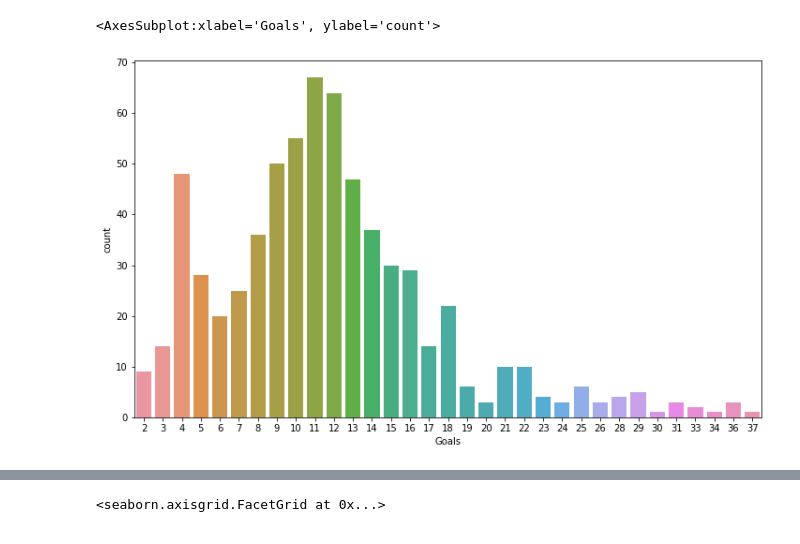
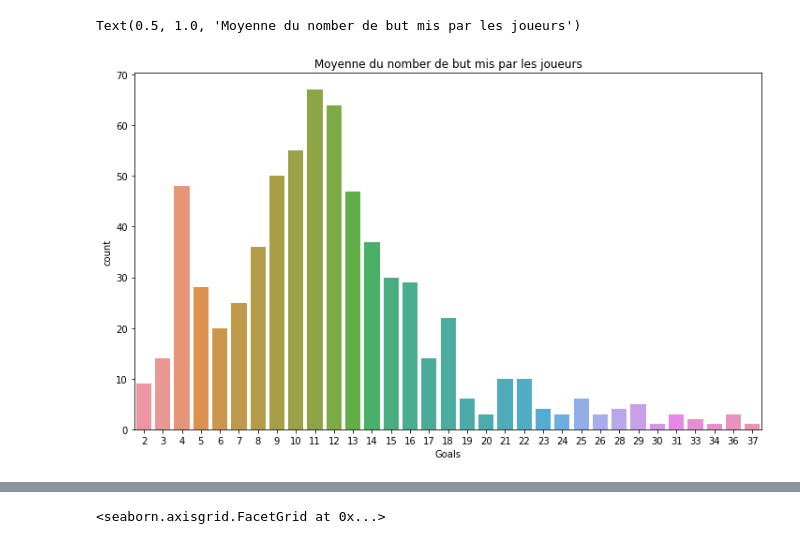
Before and after one commit to julienparrot/Foot-dataset, a Jupyter notebook: datasetFoot.ipynb, the cells around one changed output, grey strips where cells are left out. Drawn from its saved outputs; the diff is of its cells as text; code cells hidden in the pictures.

```diff
--- a/datasetFoot.ipynb
+++ b/datasetFoot.ipynb
@@ -45,9 +45,10 @@ dataset
 # %%
 plt.figure(figsize=(12,7))
 sns.countplot(dataset.Goals)
+plt.title('Moyenne du nomber de but mis par les joueurs')
 # %% [output]
-<AxesSubplot:xlabel='Goals', ylabel='count'>
+Text(0.5, 1.0, 'Moyenne du nomber de but mis par les joueurs')
-[figure, old version]
+[figure, new version]
 # %%
 dataset.drop(dataset.index[(dataset["Goals"] <= 11)],axis=0,inplace=True)
 # %%
```
Also changed, not shown: parts of 17 cells of this notebook.
